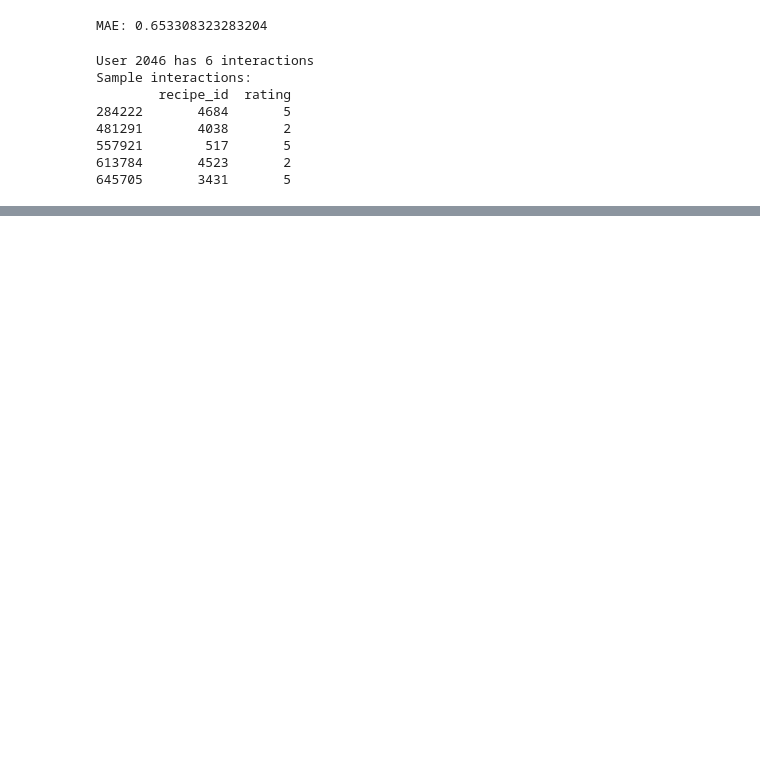
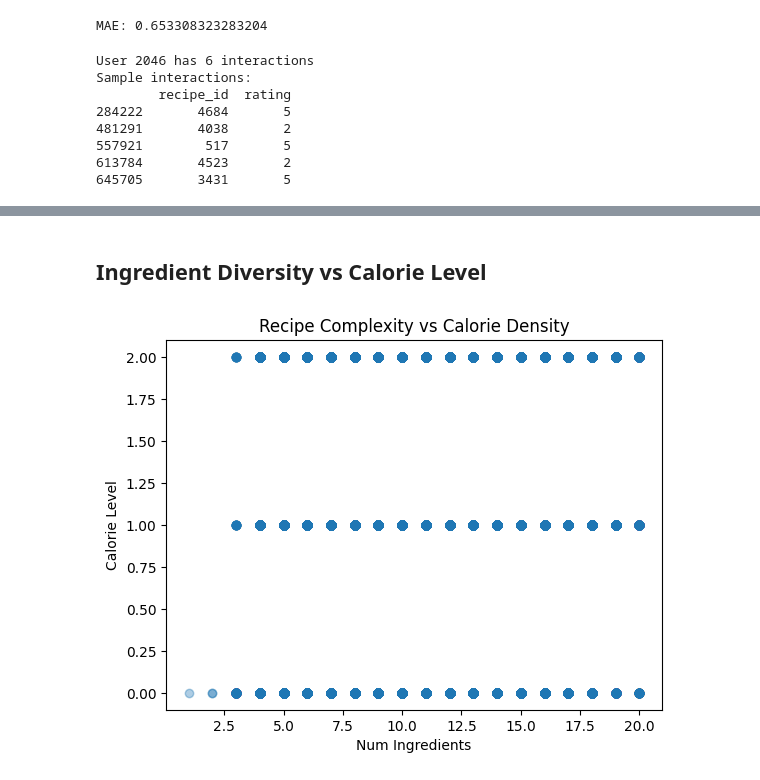
Before and after one commit to trhenry33/Byte-Baker-Recipe-Recommender, a Jupyter notebook: RecipeRecs.ipynb, the cells around one changed output, grey strips where cells are left out. Saved outputs shown, nothing was run; the diff lists cells and outputs as text; code cells hidden in the pictures; blank space fills up the shorter version.

```diff
--- a/RecipeRecs.ipynb
+++ b/RecipeRecs.ipynb
@@ -329,0 +417,15 @@ Top 5 recipe recommendations for user 38094 (preference=None):
+# %% [markdown]
+## Ingredient Diversity vs Calorie Level
+# %%
+import matplotlib.pyplot as plt
+
+x = recipes['ingredient_ids'].apply(len)
+y = recipes['calorie_level']
+
+plt.scatter(x, y, alpha=0.2)
+plt.xlabel("Num Ingredients")
+plt.ylabel("Calorie Level")
+plt.title("Recipe Complexity vs Calorie Density")
+plt.show()
+# %% [output]
+[figure, added]
```
Also changed, not shown: parts of 8 cells of this notebook.
